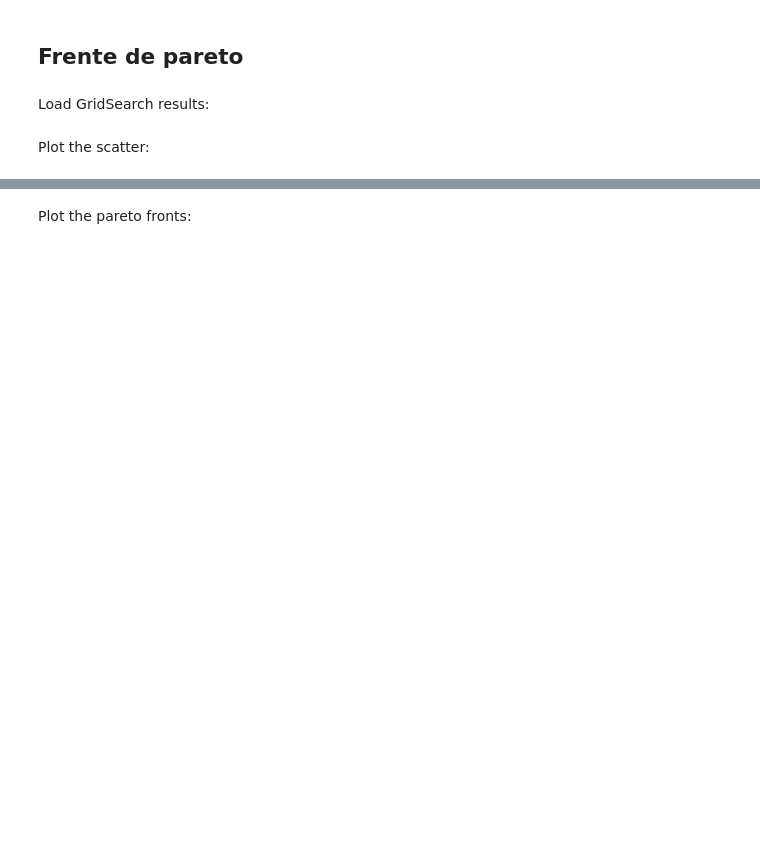
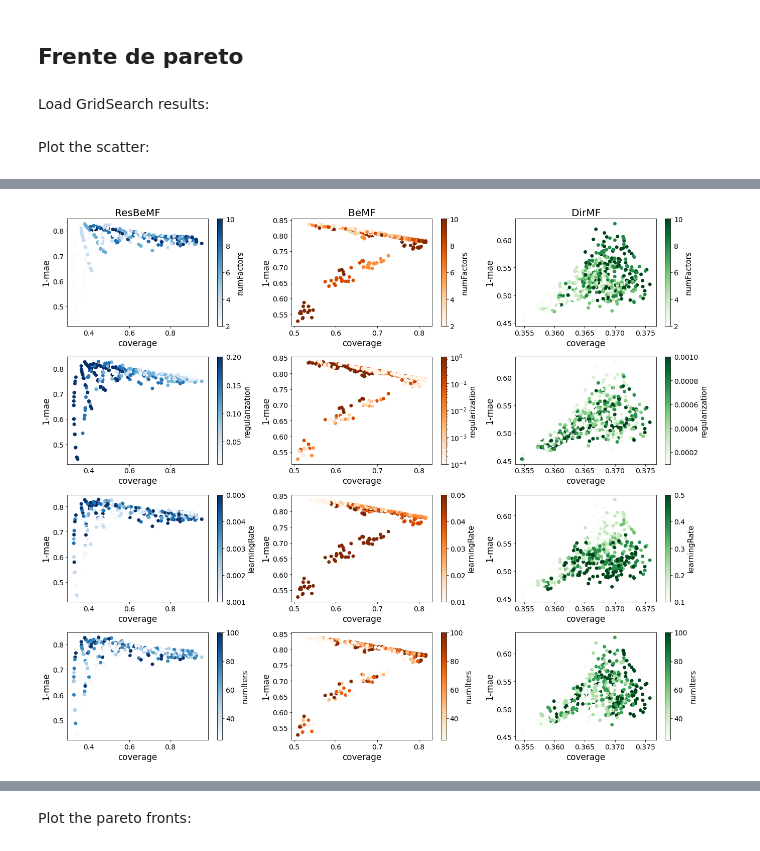
Before and after one commit to KNODIS-Research-Group/resbemf, a Jupyter notebook: figs generator.ipynb, the cells around one changed output, grey strips where cells are left out. Drawn from its saved outputs; the diff is of its cells as text; code cells hidden in the pictures; blank space fills up the shorter version.

```diff
--- a/figs generator.ipynb
+++ b/figs generator.ipynb
@@ -64,2 +76,4 @@ plot_hypeparameters(dfs['ml1m'])
 # %%
-plot_hypeparameters(dfs['ml100k'])
+plot_hypeparameters(dfs, 'ft')
+# %% [output]
+[figure, added]
```
Also changed, not shown: parts of 10 cells of this notebook, 58 other files.
